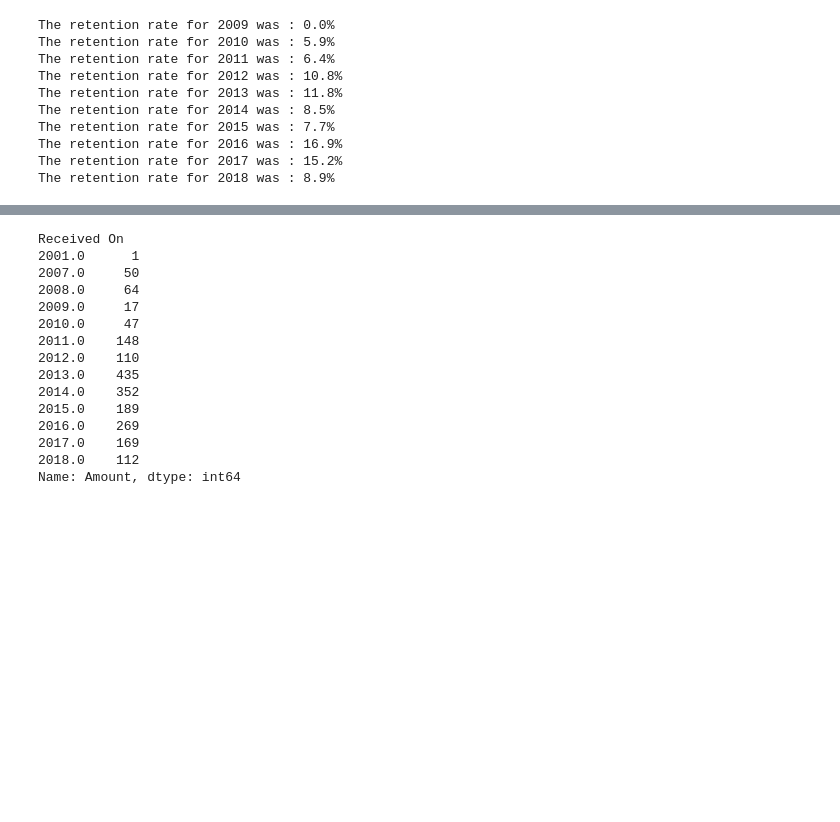
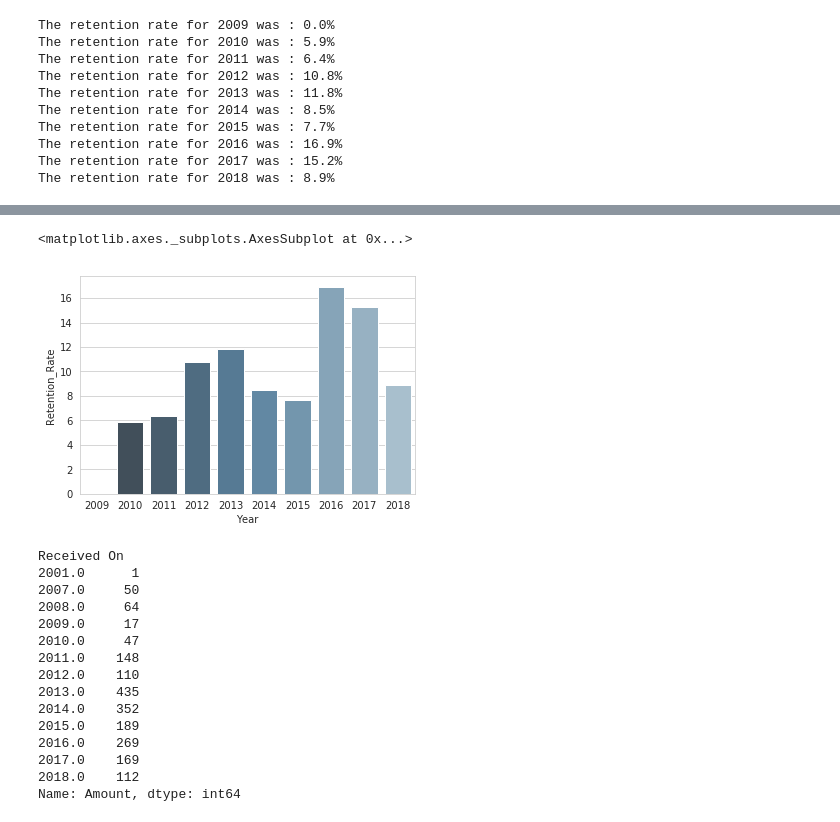
Before and after one commit to thebbennett/data-science-for-nonprofits, a Jupyter notebook: Historical Donor Exploratory Data Analysis.ipynb, the cells around one changed output, grey strips where cells are left out. Saved outputs shown, nothing was run; the diff lists cells and outputs as text; code cells hidden in the pictures; blank space fills up the shorter version.

Commit message:
added a plot of retention over time

```diff
--- a/Historical Donor Exploratory Data Analysis.ipynb
+++ b/Historical Donor Exploratory Data Analysis.ipynb
@@ -319,3 +302,10 @@ The retention rate for 2015 was : 7.7%
 The retention rate for 2016 was : 16.9%
 The retention rate for 2017 was : 15.2%
 The retention rate for 2018 was : 8.9%
+# %%
+data = [["2009", retention_2009*100], ["2010", retention_2010*100], ["2011",retention_2011*100],
+        ["2012", retention_2012*100], ["2013", retention_2013*100], ["2014", retention_2014*100],
+    ["2015",retention_2015*100], ["2016", retention_2016*100], ["2017",retention_2017*100],
+    ["2018",retention_2018*100]]
+plot_df = pd.DataFrame(data, columns = ["Year", "Retention_Rate"])
+plot_df.head()
@@ -322,3 +319,9 @@ The retention rate for 2018 was : 8.9%
+# %%
+sns.set_style("whitegrid")
+sns.barplot(x = "Year", y = "Retention_Rate", data = plot_df, palette="Blues_d", saturation=.5)
+# %% [output]
+<matplotlib.axes._subplots.AxesSubplot at 0x...>
+[figure, added]
 # %%
 small.groupby(small["Received On"].dt.year).Amount.count()
 # %% [output]
```
Also changed, not shown: parts of 7 cells of this notebook.
